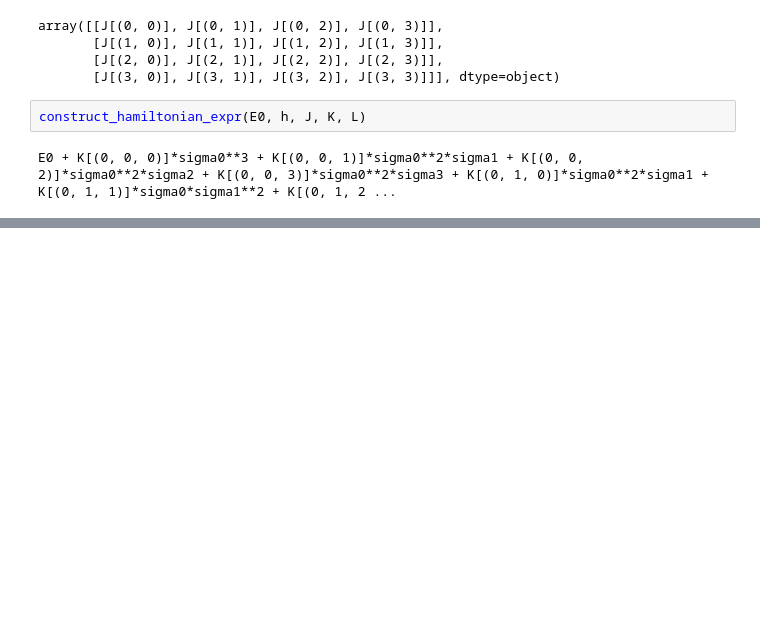
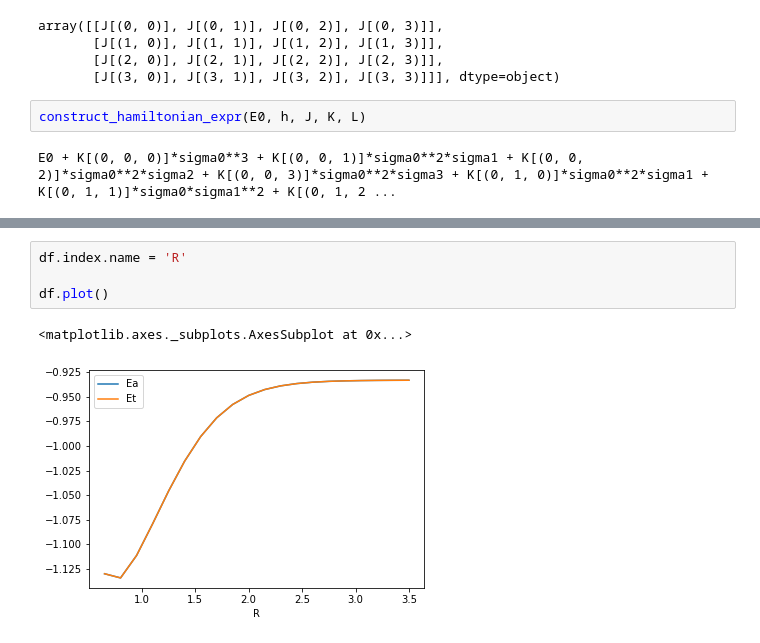
Before and after one commit to shukob/CohortProject_2020, a Jupyter notebook: Project_4_Ising_Annealer/Challenge.ipynb, the cells around one changed output, grey strips where cells are left out. Cells and saved outputs as stored; diff of their text form; blank space fills up the shorter version.

```diff
--- a/Project_4_Ising_Annealer/Challenge.ipynb
+++ b/Project_4_Ising_Annealer/Challenge.ipynb
@@ -251,0 +365,7 @@ E0 + K[(0, 0, 0)]*sigma0**3 + K[(0, 0, 1)]*sigma0**2*sigma1 + K[(0, 0, 2)]*sigma
+# %%
+df.index.name = 'R'
+
+df.plot()
+# %% [output]
+<matplotlib.axes._subplots.AxesSubplot at 0x...>
+[figure, added]
```
Also changed, not shown: parts of 13 cells of this notebook.
